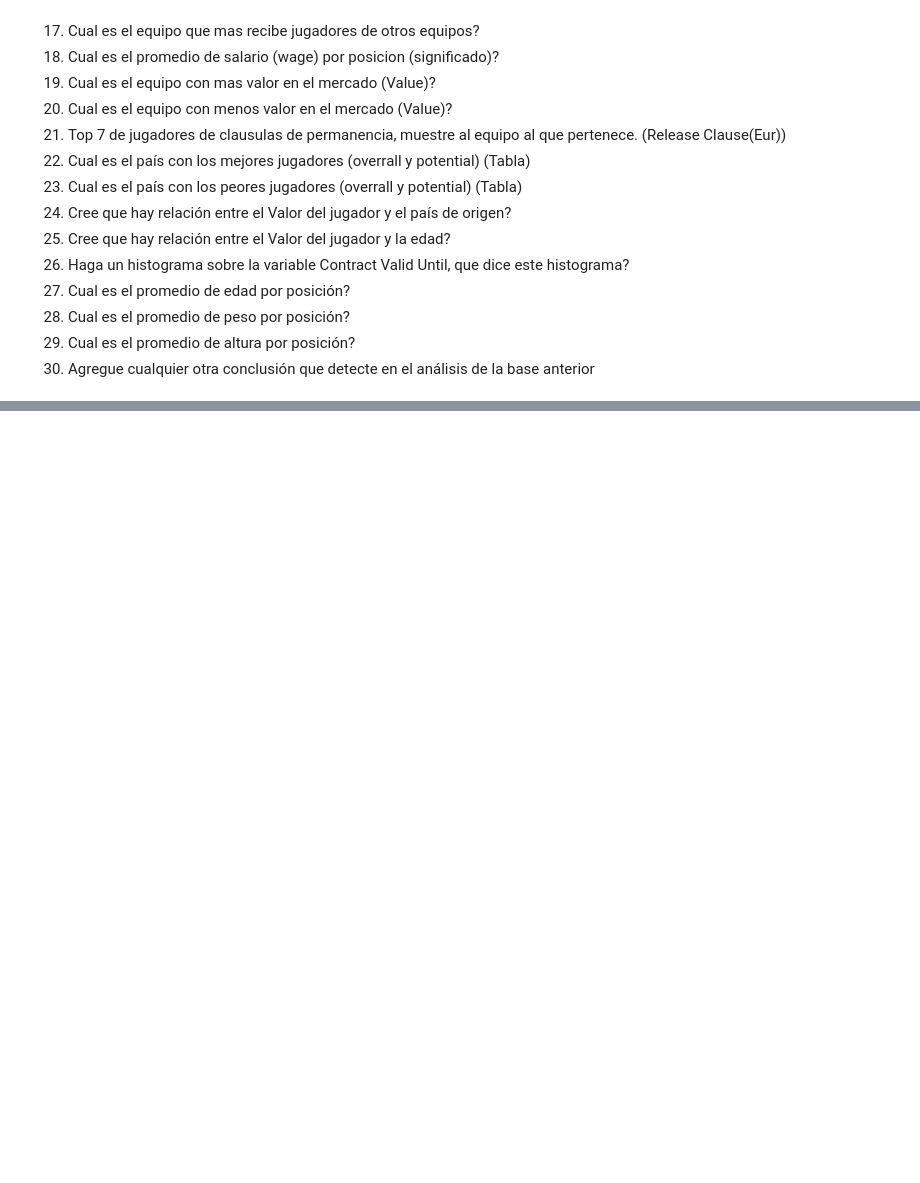
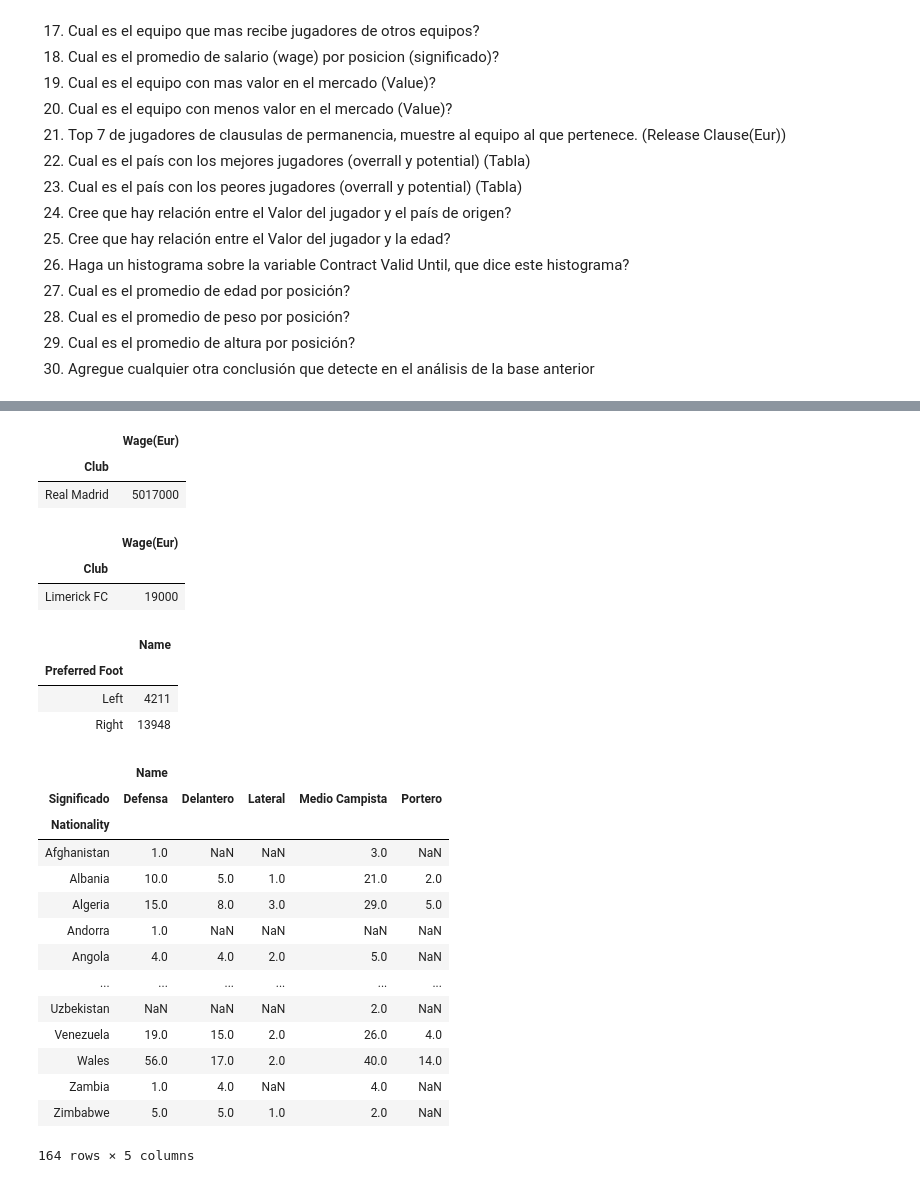
Before and after one commit to solrac2905/Ejercicios_Curso_Python_CD_Carlos_Lopez, a Jupyter notebook: E2 Carlos.ipynb, the cells around one changed output, grey strips where cells are left out. Drawn from its saved outputs; the diff is of its cells as text; code cells hidden in the pictures; blank space fills up the shorter version.

```diff
--- a/E2 Carlos.ipynb
+++ b/E2 Carlos.ipynb
@@ -125,0 +394,45 @@ union2.where(filtro1)
+# %%
+#10
+base_fil=pd.pivot_table(data=union2[['Club','Wage(Eur)']], index='Club',values=['Wage(Eur)'], aggfunc=np.sum)
+base_fil.sort_values(by='Wage(Eur)', ascending=False, inplace=True)
+base_fil.head(1)
+# %% [output]
+|  | Wage(Eur) |
+| Club |  |
+| Real Madrid | 5017000 |
+# %%
+#11
+base_fil=pd.pivot_table(data=union2[['Club','Wage(Eur)']], index='Club',values=['Wage(Eur)'], aggfunc=np.sum)
+base_fil.sort_values(by='Wage(Eur)', ascending=True, inplace=True)
+base_fil.head(1)
+# %% [output]
+|  | Wage(Eur) |
+| Club |  |
+| Limerick FC | 19000 |
+# %%
+#12
+pd.pivot_table(data=union2[['Preferred Foot','Name']], index='Preferred Foot',values=['Name'], aggfunc='count')
+# %% [output]
+|  | Name |
+| Preferred Foot |  |
+| Left | 4211 |
+| Right | 13948 |
+# %%
+#13
+pd.pivot_table(data=union2[['Nationality','Significado','Name']], index='Nationality', columns='Significado',values=['Name'], aggfunc='count')
+# %% [output]
+|  | Name |  |  |  |  |
+| Significado | Defensa | Delantero | Lateral | Medio Campista | Portero |
+| Nationality |  |  |  |  |  |
+| Afghanistan | 1.0 | NaN | NaN | 3.0 | NaN |
+| Albania | 10.0 | 5.0 | 1.0 | 21.0 | 2.0 |
+| Algeria | 15.0 | 8.0 | 3.0 | 29.0 | 5.0 |
+| Andorra | 1.0 | NaN | NaN | NaN | NaN |
+| Angola | 4.0 | 4.0 | 2.0 | 5.0 | NaN |
+| ... | ... | ... | ... | ... | ... |
+| Uzbekistan | NaN | NaN | NaN | 2.0 | NaN |
+| Venezuela | 19.0 | 15.0 | 2.0 | 26.0 | 4.0 |
+| Wales | 56.0 | 17.0 | 2.0 | 40.0 | 14.0 |
+| Zambia | 1.0 | 4.0 | NaN | 4.0 | NaN |
+| Zimbabwe | 5.0 | 5.0 | 1.0 | 2.0 | NaN |
+164 rows × 5 columns
```
Also changed, not shown: parts of 22 cells of this notebook.
